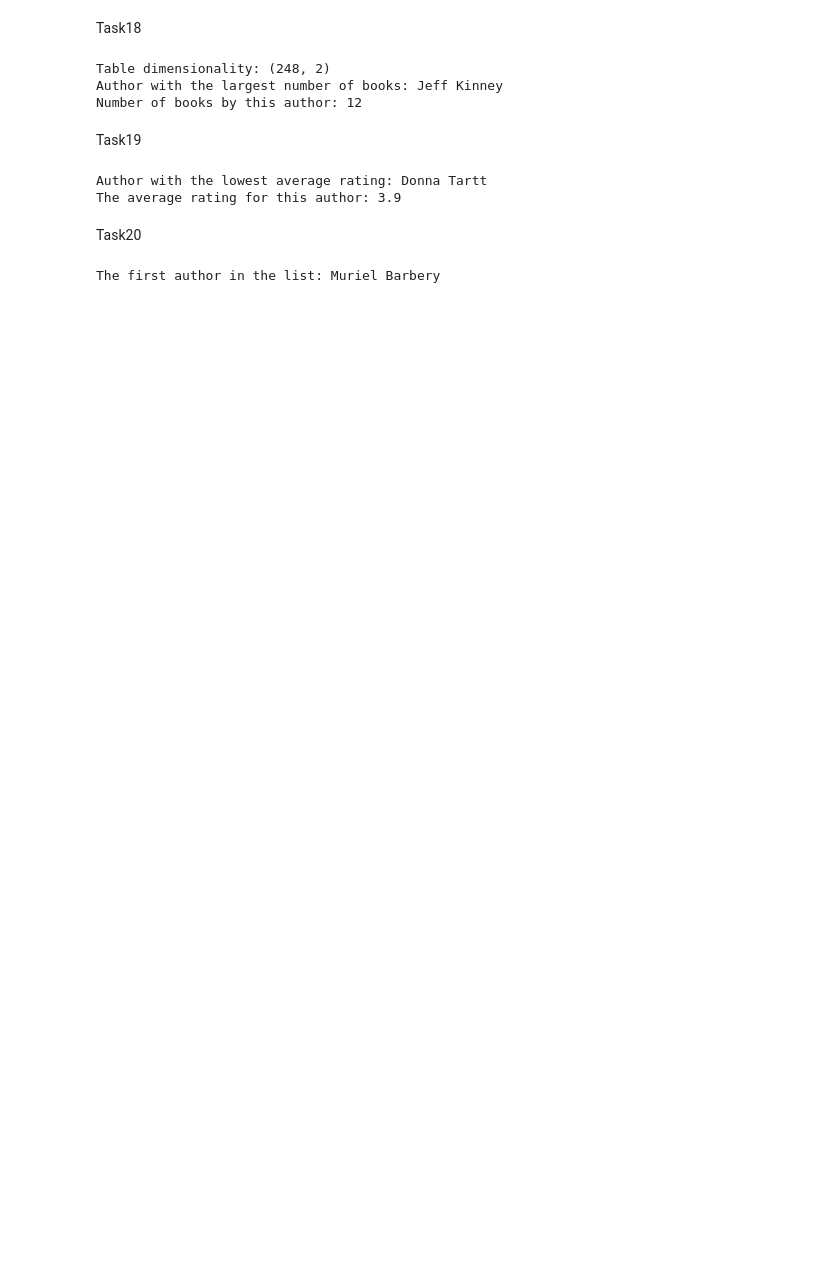
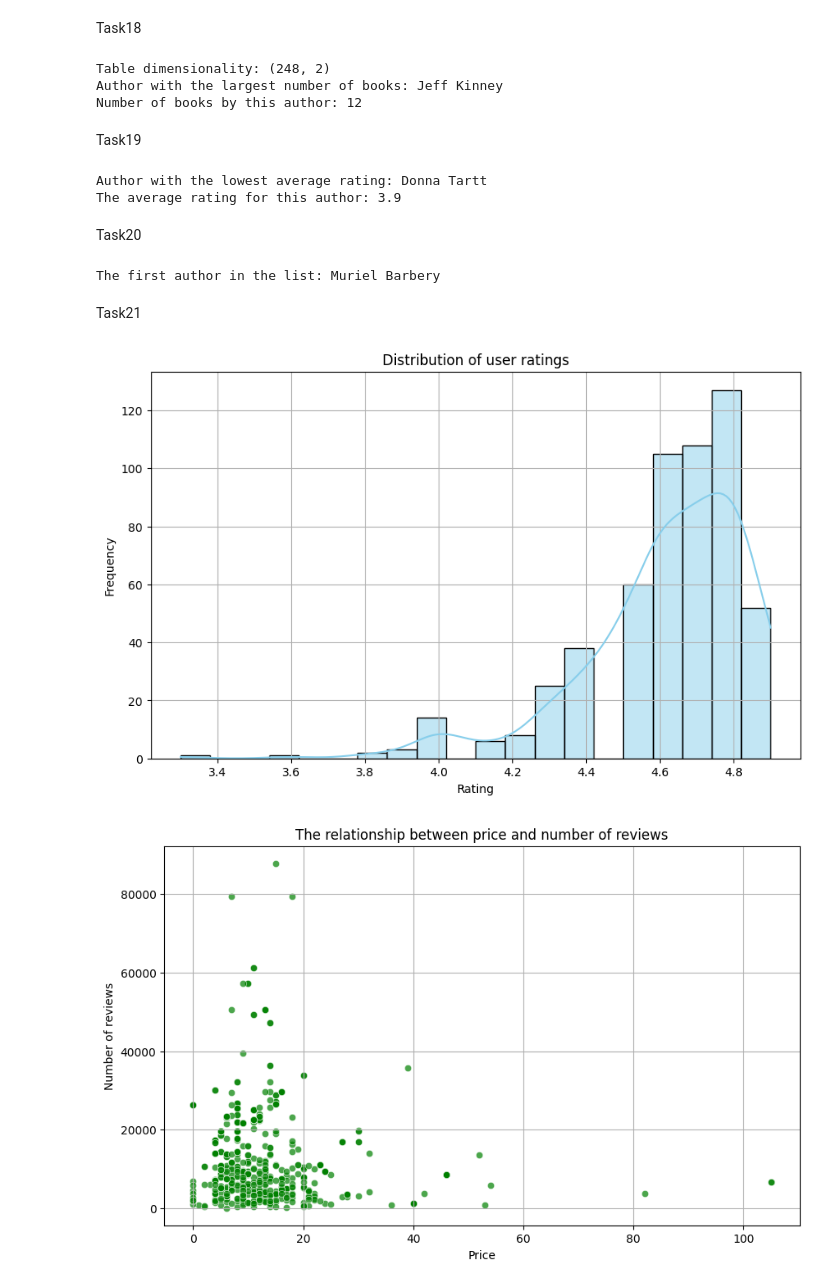
Before and after one commit to Andrei198203/Data_Science_HW_2, a Jupyter notebook: Hw2.3.ipynb, the cells around one changed output. Cells and saved outputs as stored; diff of their text form; code cells hidden in the pictures; blank space fills up the shorter version.

```diff
--- a/Hw2.3.ipynb
+++ b/Hw2.3.ipynb
@@ -247,3 +247,41 @@ first_author = sorted_merged_df.index[0]
 print("The first author in the list:", first_author)
 # %% [output]
 The first author in the list: Muriel Barbery
+# %% [markdown]
+Task21
+# %%
+import matplotlib.pyplot as plt
+import seaborn as sns
+
+# Add a directive for Jupyter Notebook
+%matplotlib inline
+
+# Building a graph of the distribution of user ratings
+plt.figure(figsize=(10, 6))
+sns.histplot(data=df, x='user_rating', bins=20, kde=True, color='skyblue', edgecolor='black')
+plt.title('Distribution of user ratings')
+plt.xlabel('Rating')
+plt.ylabel('Frequency')
+plt.grid(True)
+plt.show()
+
+# Building a graph of the relationship between price and number of reviews
+plt.figure(figsize=(10, 6))
+sns.scatterplot(data=df, x='price', y='reviews', color='green', alpha=0.7)
+plt.title('The relationship between price and number of reviews')
+plt.xlabel('Price')
+plt.ylabel('Number of reviews')
+plt.grid(True)
+plt.show()
+
+# Building a graph of price distribution by genre
+plt.figure(figsize=(10, 6))
+sns.boxplot(data=df, x='genre', y='price', hue='genre', palette='Set2', legend=False)
+plt.title('Price breakdown by genre')
+plt.xlabel('Genre')
+plt.ylabel('Price')
+plt.grid(True)
+plt.show()
+# %% [output]
+[figure, added]
+[figure, added]
```
Also changed, not shown: parts of 1 cell of this notebook.
